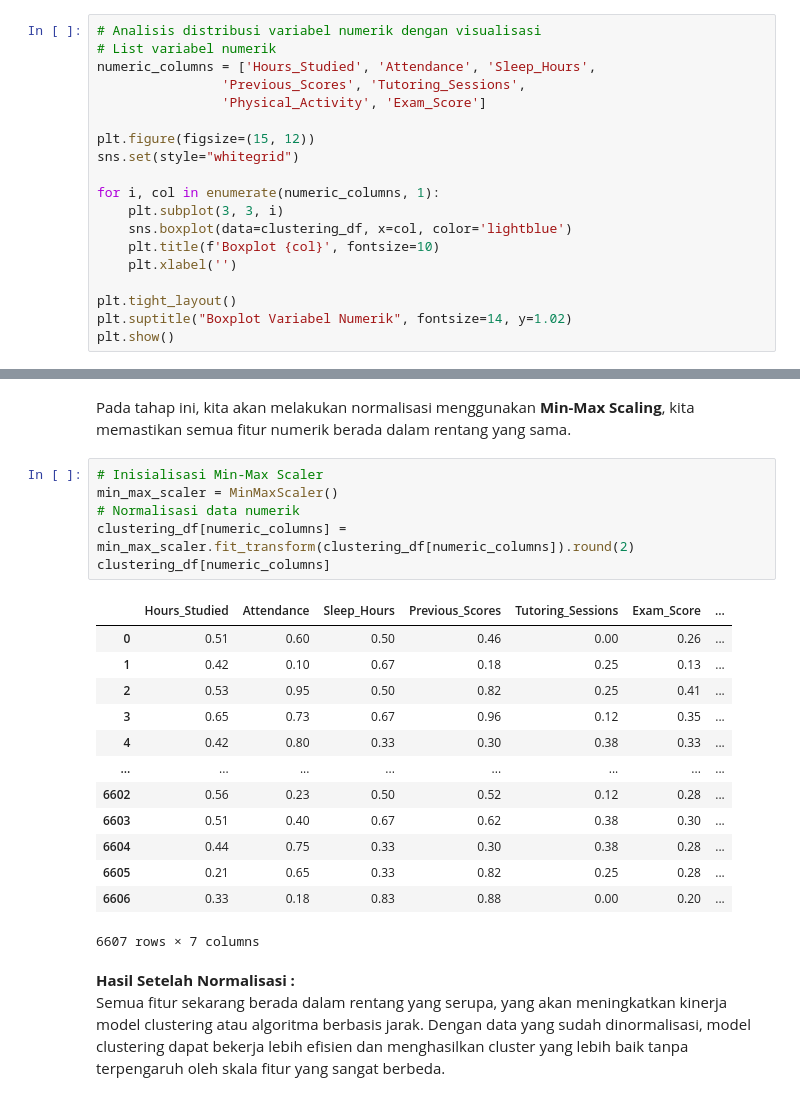
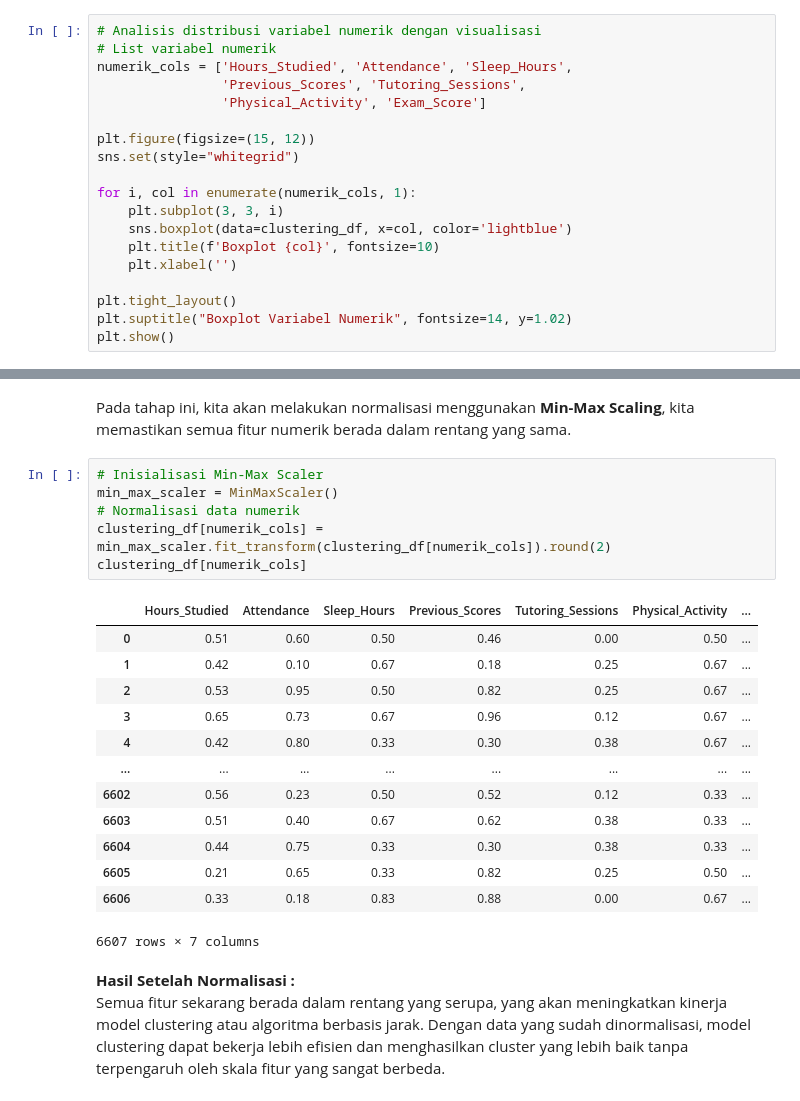
Before and after one commit to divaaharahap/Student-Performance-Factors, a Jupyter notebook: [Clustering]_Submission_Akhir_BMLP_Diva Anggreini Harahap_(Updated).ipynb, the cells around one changed output, grey strips where cells are left out. Saved outputs shown, nothing was run; the diff lists cells and outputs as text.

```diff
--- a/[Clustering]_Submission_Akhir_BMLP_Diva Anggreini Harahap_(Updated).ipynb
+++ b/[Clustering]_Submission_Akhir_BMLP_Diva Anggreini Harahap_(Updated).ipynb
@@ -242,14 +240,14 @@ clustering_df[numerik_cols].describe().round(2)
 # %%
 # Analisis distribusi variabel numerik dengan visualisasi
 # List variabel numerik
-numeric_columns = ['Hours_Studied', 'Attendance', 'Sleep_Hours',
+numerik_cols = ['Hours_Studied', 'Attendance', 'Sleep_Hours',
                 'Previous_Scores', 'Tutoring_Sessions',
                 'Physical_Activity', 'Exam_Score']
 
 plt.figure(figsize=(15, 12))
 sns.set(style="whitegrid")
 
-for i, col in enumerate(numeric_columns, 1):
+for i, col in enumerate(numerik_cols, 1):
     plt.subplot(3, 3, i)
     sns.boxplot(data=clustering_df, x=col, color='lightblue')
     plt.title(f'Boxplot {col}', fontsize=10)
@@ -454,22 +452,22 @@ Pada tahap ini, kita akan melakukan normalisasi menggunakan **Min-Max Scaling**,
 # %%
 # Inisialisasi Min-Max Scaler
 min_max_scaler = MinMaxScaler()
 # Normalisasi data numerik
-clustering_df[numeric_columns] = min_max_scaler.fit_transform(clustering_df[numeric_columns]).round(2)
-clustering_df[numeric_columns]
+clustering_df[numerik_cols] = min_max_scaler.fit_transform(clustering_df[numerik_cols]).round(2)
+clustering_df[numerik_cols]
 # %% [output]
-|  | Hours_Studied | Attendance | Sleep_Hours | Previous_Scores | Tutoring_Sessions | Exam_Score | ... |
-| 0 | 0.51 | 0.60 | 0.50 | 0.46 | 0.00 | 0.26 | ... |
-| 1 | 0.42 | 0.10 | 0.67 | 0.18 | 0.25 | 0.13 | ... |
-| 2 | 0.53 | 0.95 | 0.50 | 0.82 | 0.25 | 0.41 | ... |
-| 3 | 0.65 | 0.73 | 0.67 | 0.96 | 0.12 | 0.35 | ... |
-| 4 | 0.42 | 0.80 | 0.33 | 0.30 | 0.38 | 0.33 | ... |
+|  | Hours_Studied | Attendance | Sleep_Hours | Previous_Scores | Tutoring_Sessions | Physical_Activity | ... |
+| 0 | 0.51 | 0.60 | 0.50 | 0.46 | 0.00 | 0.50 | ... |
+| 1 | 0.42 | 0.10 | 0.67 | 0.18 | 0.25 | 0.67 | ... |
+| 2 | 0.53 | 0.95 | 0.50 | 0.82 | 0.25 | 0.67 | ... |
+| 3 | 0.65 | 0.73 | 0.67 | 0.96 | 0.12 | 0.67 | ... |
+| 4 | 0.42 | 0.80 | 0.33 | 0.30 | 0.38 | 0.67 | ... |
 | ... | ... | ... | ... | ... | ... | ... | ... |
-| 6602 | 0.56 | 0.23 | 0.50 | 0.52 | 0.12 | 0.28 | ... |
-| 6603 | 0.51 | 0.40 | 0.67 | 0.62 | 0.38 | 0.30 | ... |
-| 6604 | 0.44 | 0.75 | 0.33 | 0.30 | 0.38 | 0.28 | ... |
-| 6605 | 0.21 | 0.65 | 0.33 | 0.82 | 0.25 | 0.28 | ... |
-| 6606 | 0.33 | 0.18 | 0.83 | 0.88 | 0.00 | 0.20 | ... |
+| 6602 | 0.56 | 0.23 | 0.50 | 0.52 | 0.12 | 0.33 | ... |
+| 6603 | 0.51 | 0.40 | 0.67 | 0.62 | 0.38 | 0.33 | ... |
+| 6604 | 0.44 | 0.75 | 0.33 | 0.30 | 0.38 | 0.33 | ... |
+| 6605 | 0.21 | 0.65 | 0.33 | 0.82 | 0.25 | 0.50 | ... |
+| 6606 | 0.33 | 0.18 | 0.83 | 0.88 | 0.00 | 0.67 | ... |
 6607 rows × 7 columns
 # %% [markdown]
 **Hasil Setelah Normalisasi :** <br>
```
Also changed, not shown: parts of 5 cells of this notebook.
